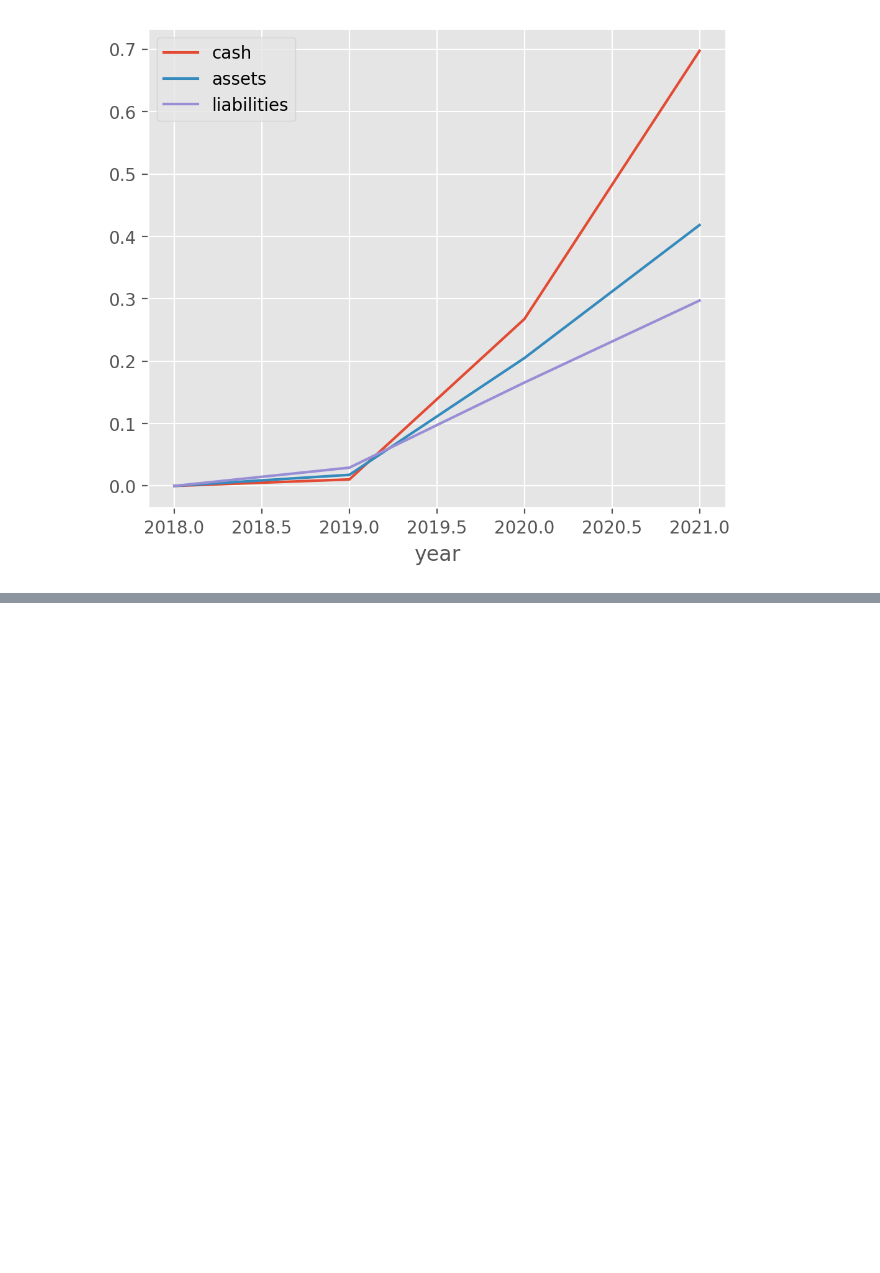
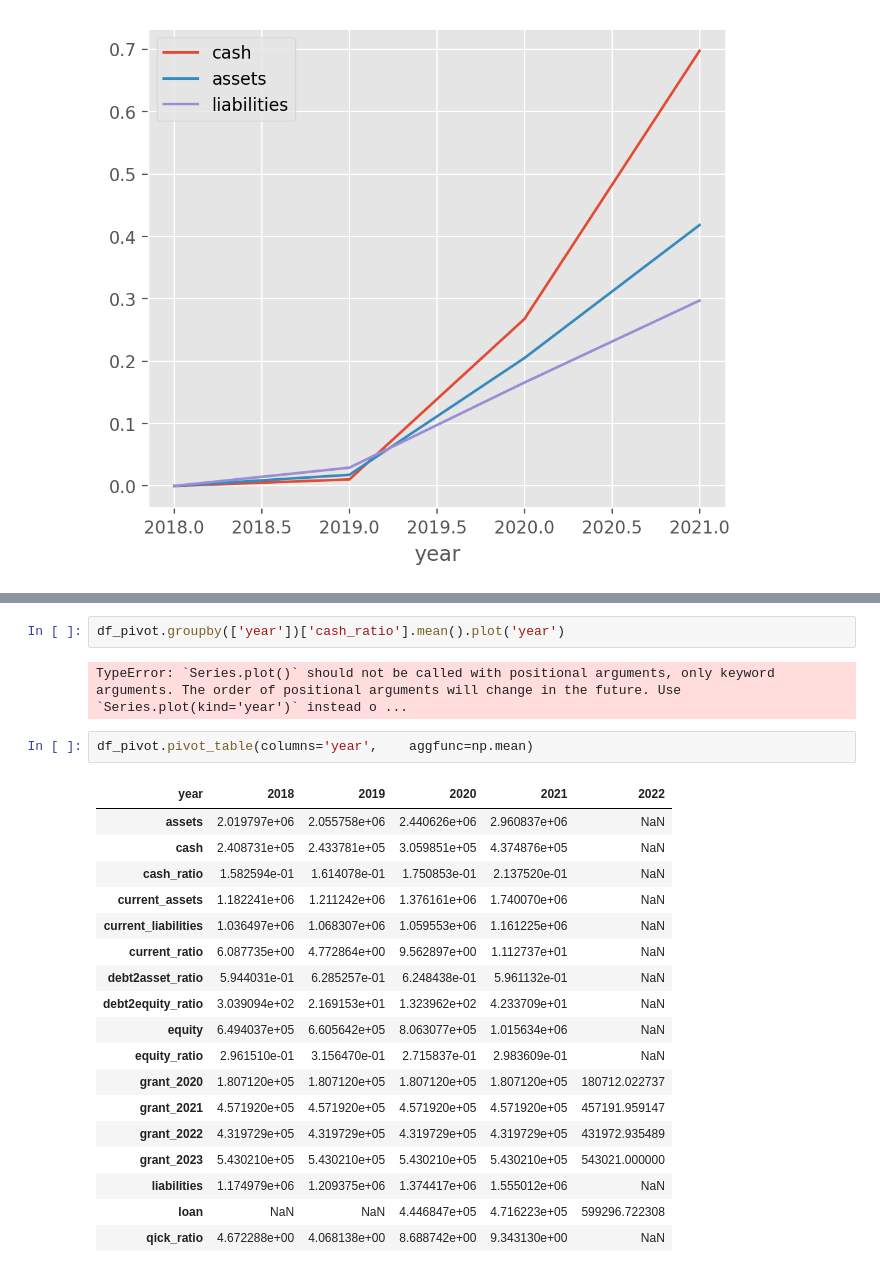
Before and after one commit to m-schildt/AAA, a Jupyter notebook: 5_diff&diff.ipynb, the cells around one changed output, grey strips where cells are left out. Cells and saved outputs as stored; diff of their text form; blank space fills up the shorter version.

```diff
--- a/5_diff&diff.ipynb
+++ b/5_diff&diff.ipynb
@@ -2051,0 +2042,25 @@ sns.lineplot(
+# %%
+df_pivot.groupby(['year'])['cash_ratio'].mean().plot('year')
+# %% [output]
+TypeError: `Series.plot()` should not be called with positional arguments, only keyword arguments. The order of positional arguments will change in the future. Use `Series.plot(kind='year')` instead o ...
+# %%
+df_pivot.pivot_table(columns='year',    aggfunc=np.mean)
+# %% [output]
+| year | 2018 | 2019 | 2020 | 2021 | 2022 |
+| assets | 2.019797e+06 | 2.055758e+06 | 2.440626e+06 | 2.960837e+06 | NaN |
+| cash | 2.408731e+05 | 2.433781e+05 | 3.059851e+05 | 4.374876e+05 | NaN |
+| cash_ratio | 1.582594e-01 | 1.614078e-01 | 1.750853e-01 | 2.137520e-01 | NaN |
+| current_assets | 1.182241e+06 | 1.211242e+06 | 1.376161e+06 | 1.740070e+06 | NaN |
+| current_liabilities | 1.036497e+06 | 1.068307e+06 | 1.059553e+06 | 1.161225e+06 | NaN |
+| current_ratio | 6.087735e+00 | 4.772864e+00 | 9.562897e+00 | 1.112737e+01 | NaN |
+| debt2asset_ratio | 5.944031e-01 | 6.285257e-01 | 6.248438e-01 | 5.961132e-01 | NaN |
+| debt2equity_ratio | 3.039094e+02 | 2.169153e+01 | 1.323962e+02 | 4.233709e+01 | NaN |
+| equity | 6.494037e+05 | 6.605642e+05 | 8.063077e+05 | 1.015634e+06 | NaN |
+| equity_ratio | 2.961510e-01 | 3.156470e-01 | 2.715837e-01 | 2.983609e-01 | NaN |
+| grant_2020 | 1.807120e+05 | 1.807120e+05 | 1.807120e+05 | 1.807120e+05 | 180712.022737 |
+| grant_2021 | 4.571920e+05 | 4.571920e+05 | 4.571920e+05 | 4.571920e+05 | 457191.959147 |
+| grant_2022 | 4.319729e+05 | 4.319729e+05 | 4.319729e+05 | 4.319729e+05 | 431972.935489 |
+| grant_2023 | 5.430210e+05 | 5.430210e+05 | 5.430210e+05 | 5.430210e+05 | 543021.000000 |
+| liabilities | 1.174979e+06 | 1.209375e+06 | 1.374417e+06 | 1.555012e+06 | NaN |
+| loan | NaN | NaN | 4.446847e+05 | 4.716223e+05 | 599296.722308 |
+| qick_ratio | 4.672288e+00 | 4.068138e+00 | 8.688742e+00 | 9.343130e+00 | NaN |
```
Also changed, not shown: parts of 5 cells of this notebook, 2 other files.
